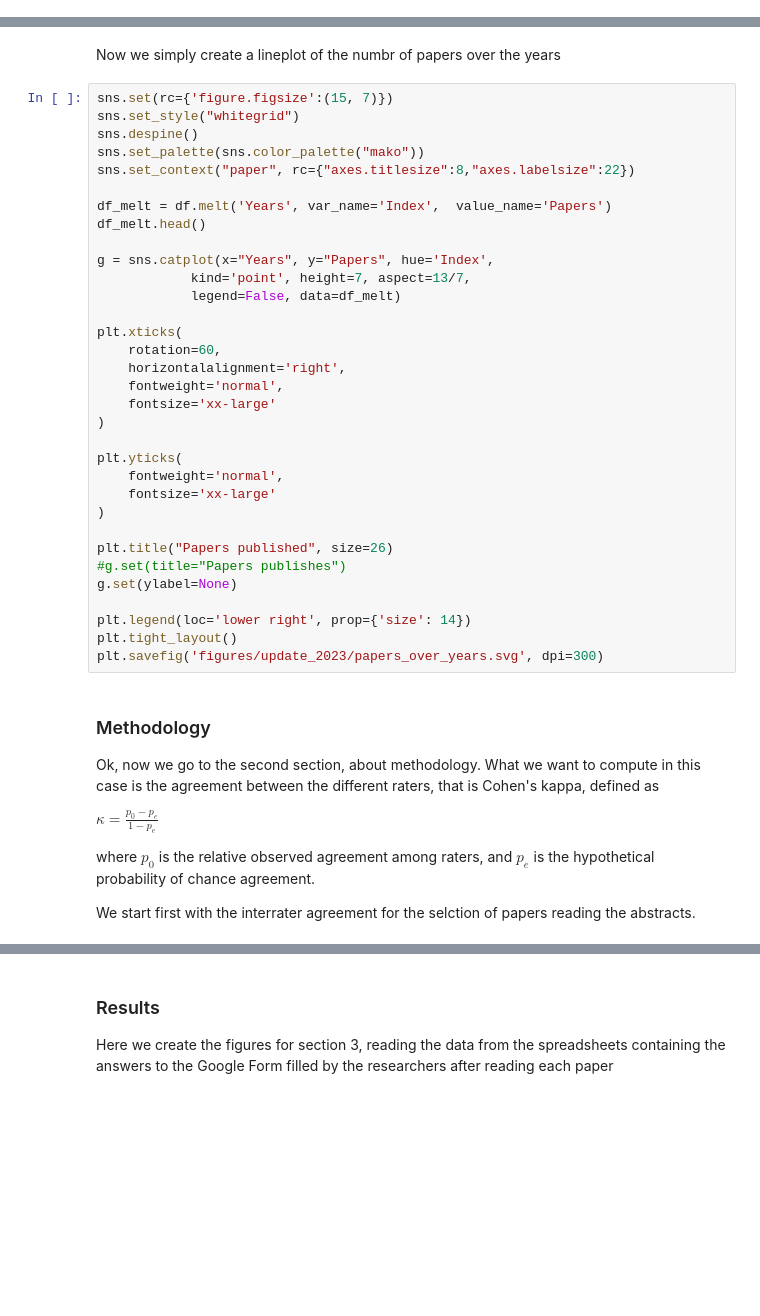
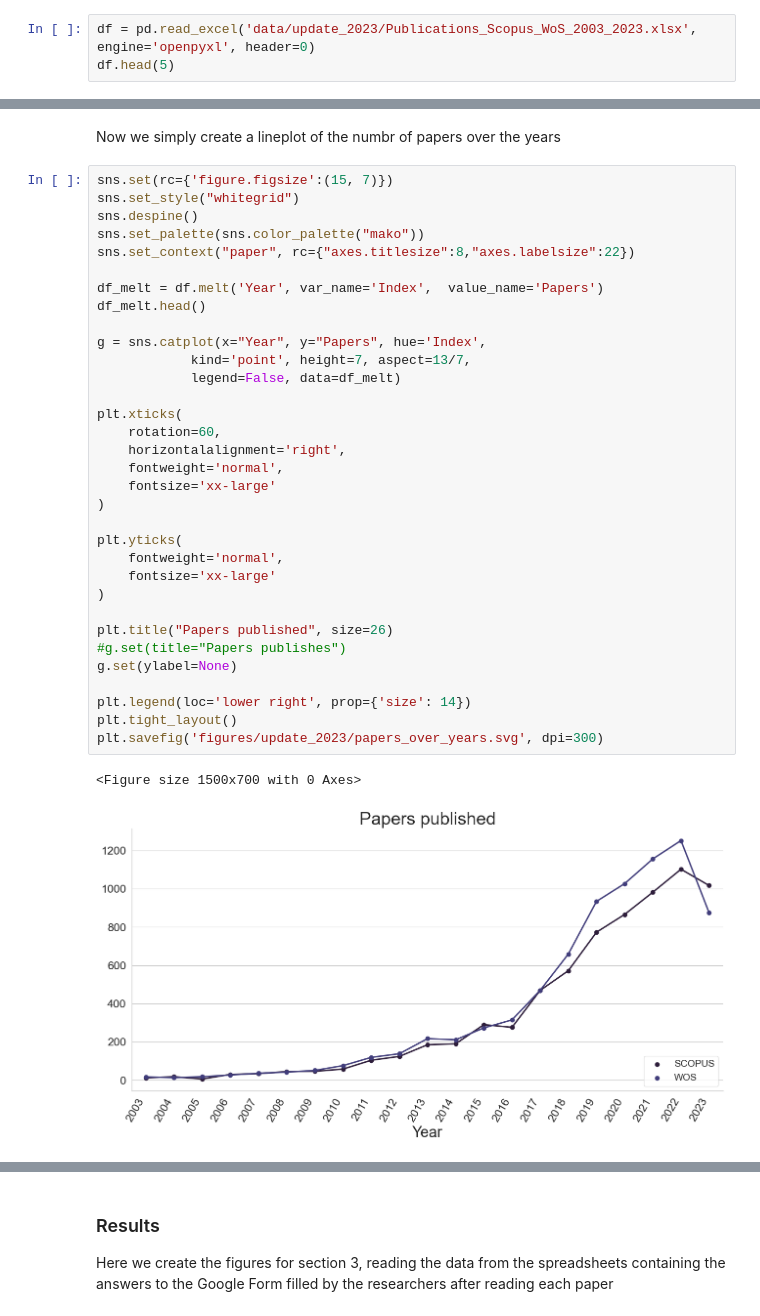
Before and after one commit to Stocastico/AR_SLR_Paper, a Jupyter notebook: create_figures_2023.ipynb, the cells around one changed output, grey strips where cells are left out. Cells and saved outputs as stored; diff of their text form; blank space fills up the shorter version.

Commit message:
Update notebooks with 2023 data
And create new figures

```diff
--- a/create_figures_2023.ipynb
+++ b/create_figures_2023.ipynb
@@ -41,0 +11,3 @@ FileNotFoundError: [Errno 2] No such file or directory: 'data/Scopus_analyze_202
+# %%
+df = pd.read_excel('data/update_2023/Publications_Scopus_WoS_2003_2023.xlsx', engine='openpyxl', header=0)
+df.head(5)
@@ -45,42 +24,35 @@ Now we simply create a lineplot of the numbr of papers over the years
 sns.set(rc={'figure.figsize':(15, 7)})
 sns.set_style("whitegrid")
 sns.despine()
 sns.set_palette(sns.color_palette("mako"))
 sns.set_context("paper", rc={"axes.titlesize":8,"axes.labelsize":22})
 
-df_melt = df.melt('Years', var_name='Index',  value_name='Papers')
+df_melt = df.melt('Year', var_name='Index',  value_name='Papers')
 df_melt.head()
 
-g = sns.catplot(x="Years", y="Papers", hue='Index',
+g = sns.catplot(x="Year", y="Papers", hue='Index',
             kind='point', height=7, aspect=13/7,
             legend=False, data=df_melt)
 
 plt.xticks(
     rotation=60,
     horizontalalignment='right',
     fontweight='normal',
     fontsize='xx-large'
 )
 
 plt.yticks(
     fontweight='normal',
     fontsize='xx-large'
 )
 
 plt.title("Papers published", size=26)
 #g.set(title="Papers publishes")
 g.set(ylabel=None)
 
 plt.legend(loc='lower right', prop={'size': 14})
 plt.tight_layout()
 plt.savefig('figures/update_2023/papers_over_years.svg', dpi=300)
+# %% [output]
+<Figure size 1500x700 with 0 Axes>
+[figure, added]
-# %% [markdown]
-### Methodology
-
-Ok, now we go to the second section, about methodology. What we want to compute in this case is the agreement between the different raters, that is Cohen's kappa, defined as
-
-$\kappa = \frac{p_0-p_e}{1-p_e}$
-
-where $p_0$ is the relative observed agreement among raters, and $p_e$ is the hypothetical probability of chance agreement.
-
-We start first with the interrater agreement for the selction of papers reading the abstracts.
```
Also changed, not shown: parts of 8 cells of this notebook, 10 other files.
